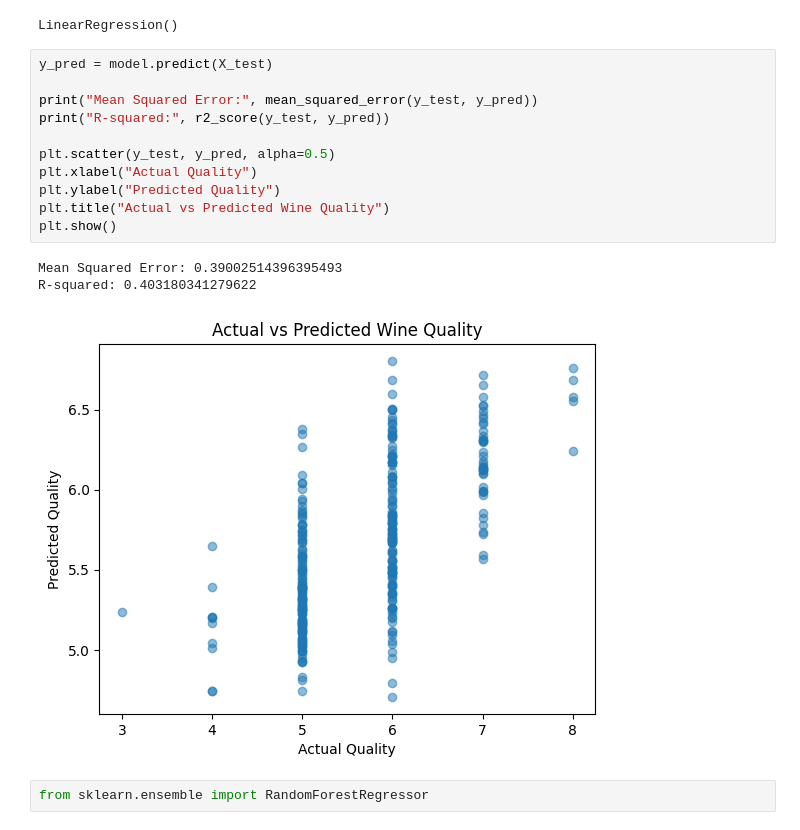
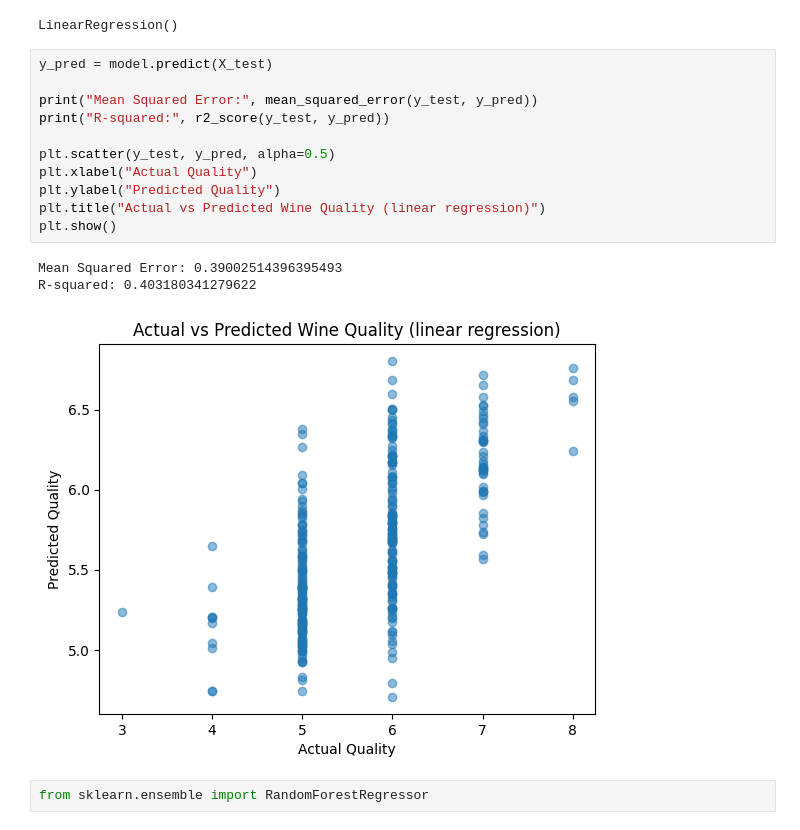
Before and after one commit to tarek2004-l/Projects, a Jupyter notebook: wine_quality_prediction.ipynb, the cells around one changed output. Drawn from its saved outputs; the diff is of its cells as text.

```diff
--- a/wine_quality_prediction.ipynb
+++ b/wine_quality_prediction.ipynb
@@ -76,18 +76,18 @@ LinearRegression()
 # %%
 y_pred = model.predict(X_test)
 
 print("Mean Squared Error:", mean_squared_error(y_test, y_pred))
 print("R-squared:", r2_score(y_test, y_pred))
 
 plt.scatter(y_test, y_pred, alpha=0.5)
 plt.xlabel("Actual Quality")
 plt.ylabel("Predicted Quality")
-plt.title("Actual vs Predicted Wine Quality")
+plt.title("Actual vs Predicted Wine Quality (linear regression)")
 plt.show()
 # %% [output]
 Mean Squared Error: 0.39002514396395493
 R-squared: 0.403180341279622
-[figure, old version]
+[figure, new version]
 # %%
 from sklearn.ensemble import RandomForestRegressor
 # %%
```
Also changed, not shown: parts of 1 cell of this notebook.
